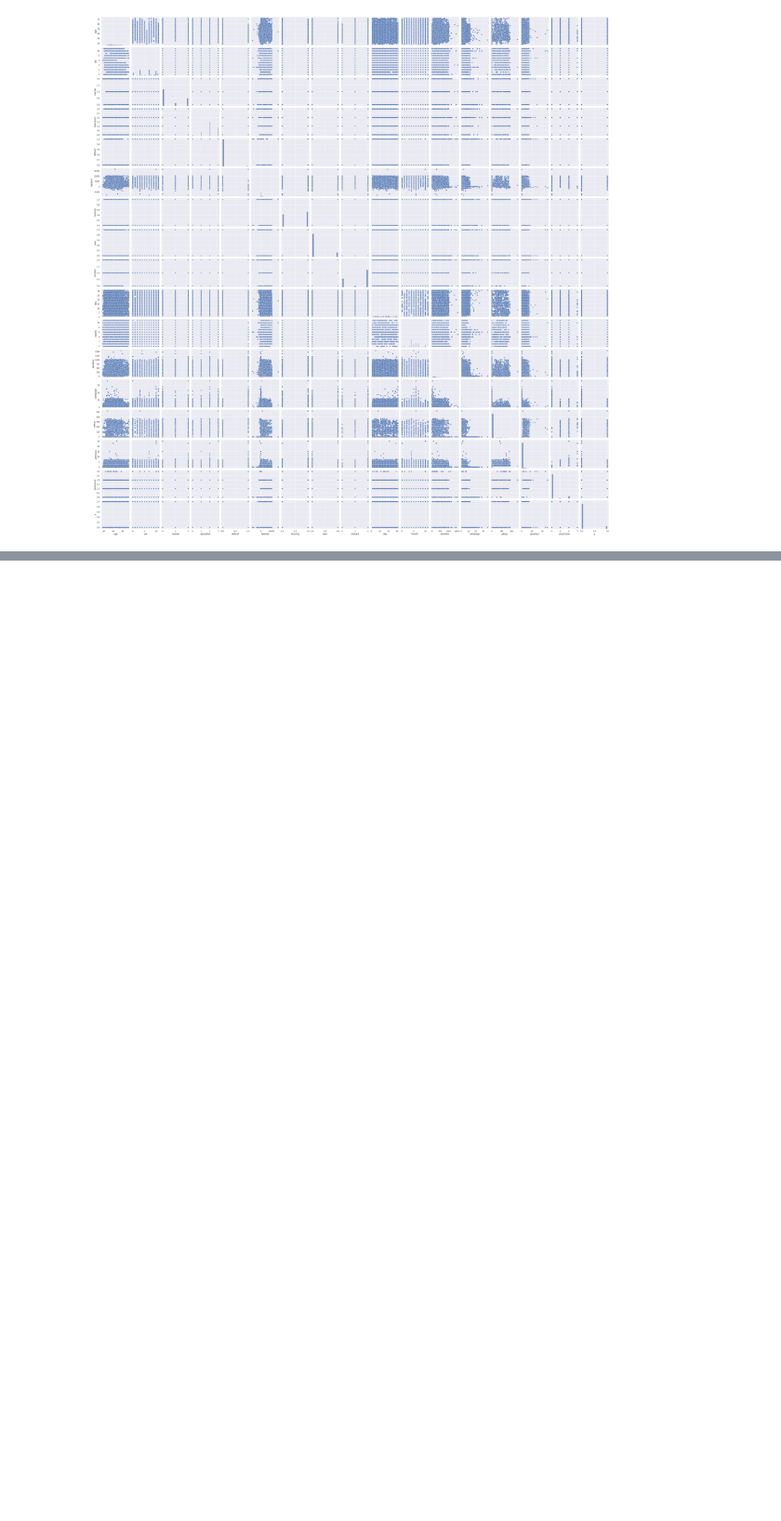
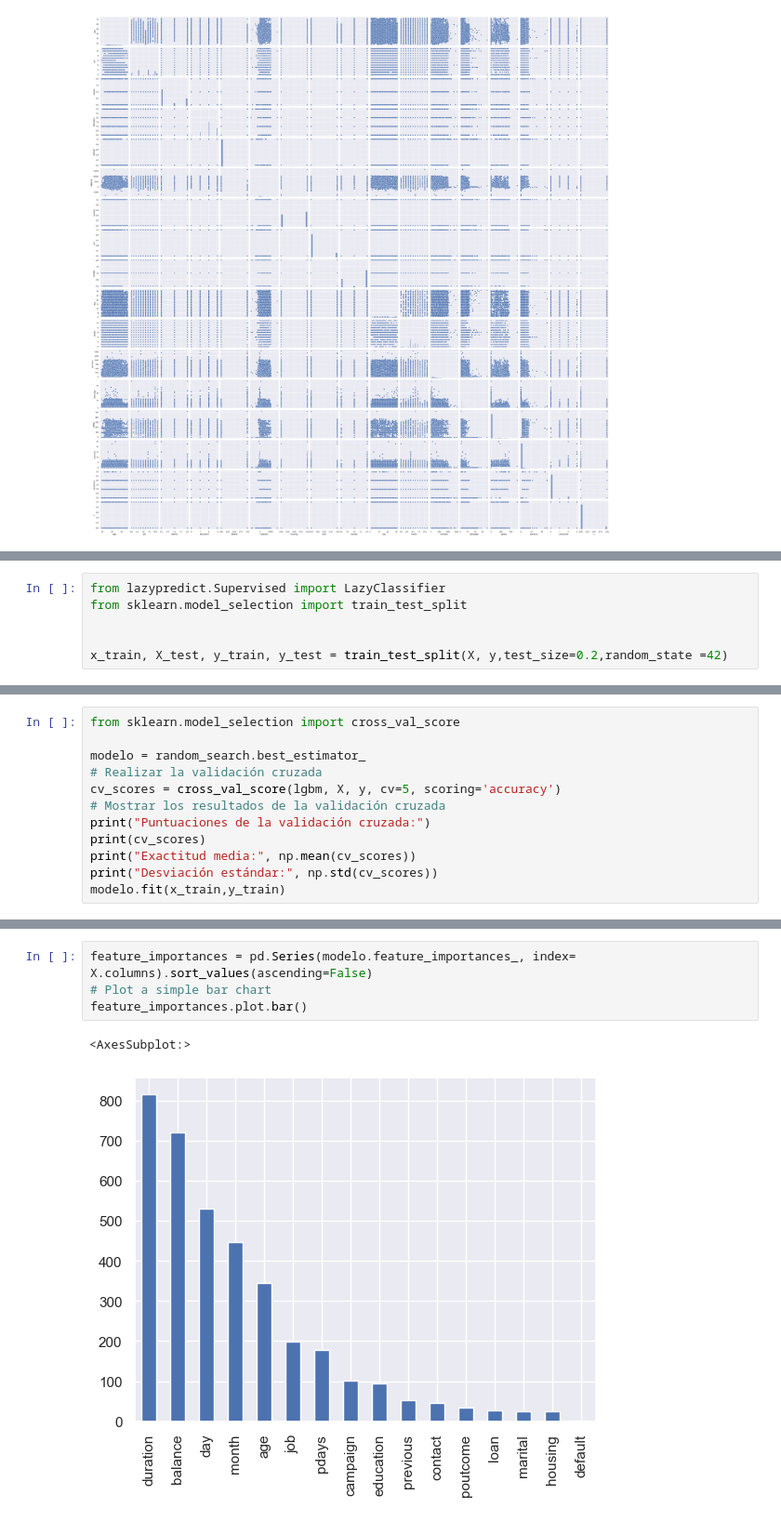
Before and after one commit to alexander6779/SNS, a Jupyter notebook: Final_Project/code/bank.ipynb, the cells around one changed output, grey strips where cells are left out. Shown at 93% size. Saved outputs shown, nothing was run; the diff lists cells and outputs as text; blank space fills up the shorter version.

Commit message:
upload code v2 with comments and models

```diff
--- a/Final_Project/code/bank.ipynb
+++ b/Final_Project/code/bank.ipynb
@@ -291,0 +395,6 @@ sns.pairplot(df)
+# %%
+from lazypredict.Supervised import LazyClassifier
+from sklearn.model_selection import train_test_split
+
+
+x_train, X_test, y_train, y_test = train_test_split(X, y,test_size=0.2,random_state =42)
@@ -291,0 +505,12 @@ sns.pairplot(df)
+# %%
+from sklearn.model_selection import cross_val_score
+
+modelo = random_search.best_estimator_
+# Realizar la validación cruzada
+cv_scores = cross_val_score(lgbm, X, y, cv=5, scoring='accuracy')
+# Mostrar los resultados de la validación cruzada
+print("Puntuaciones de la validación cruzada:")
+print(cv_scores)
+print("Exactitud media:", np.mean(cv_scores))
+print("Desviación estándar:", np.std(cv_scores))
+modelo.fit(x_train,y_train)
@@ -291,0 +539,7 @@ sns.pairplot(df)
+# %%
+feature_importances = pd.Series(modelo.feature_importances_, index=  X.columns).sort_values(ascending=False)
+# Plot a simple bar chart
+feature_importances.plot.bar()
+# %% [output]
+<AxesSubplot:>
+[figure, added]
```
Also changed, not shown: parts of 38 cells of this notebook, 2 other files.
